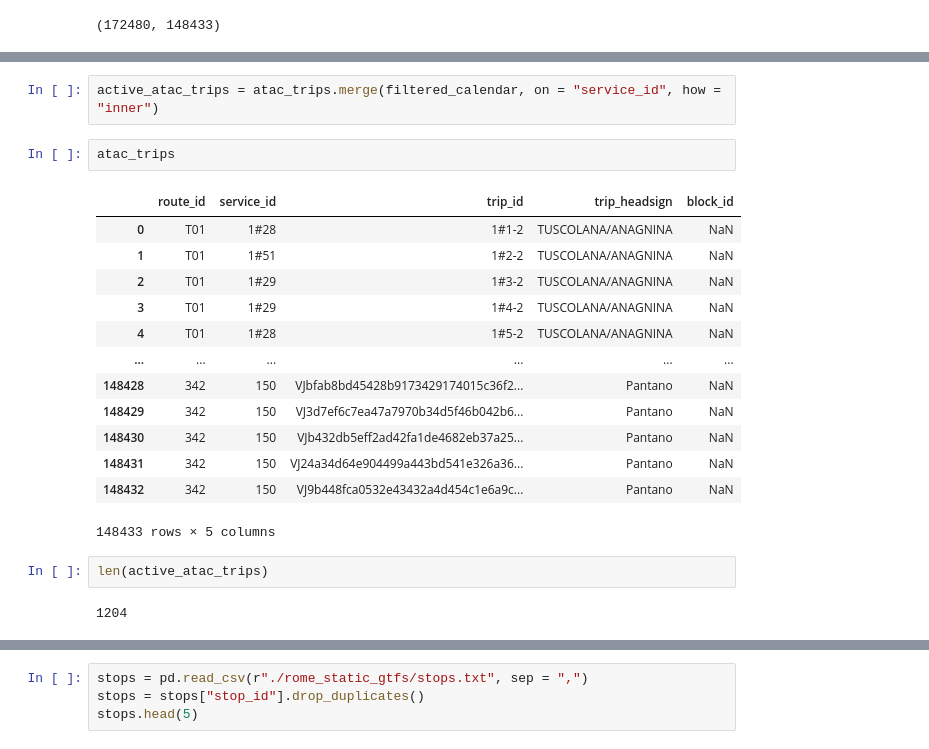
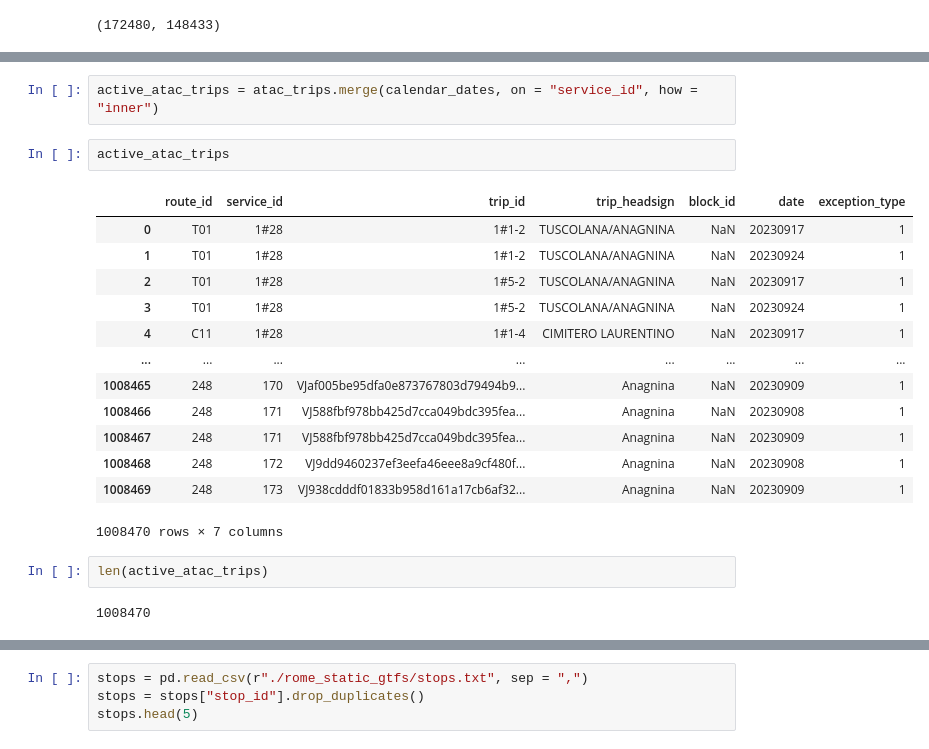
Before and after one commit to fede0603/atacsuicidesquad, a Jupyter notebook: vizualization.ipynb, the cells around one changed output, grey strips where cells are left out. Cells and saved outputs as stored; diff of their text form.

```diff
--- a/vizualization.ipynb
+++ b/vizualization.ipynb
@@ -158,22 +172,22 @@ filtered_calendar = calendar.loc[
 # %%
-active_atac_trips = atac_trips.merge(filtered_calendar, on = "service_id", how = "inner")
+active_atac_trips = atac_trips.merge(calendar_dates, on = "service_id", how = "inner")
 # %%
-atac_trips
+active_atac_trips
 # %% [output]
-|  | route_id | service_id | trip_id | trip_headsign | block_id |
-| 0 | T01 | 1#28 | 1#1-2 | TUSCOLANA/ANAGNINA | NaN |
-| 1 | T01 | 1#51 | 1#2-2 | TUSCOLANA/ANAGNINA | NaN |
-| 2 | T01 | 1#29 | 1#3-2 | TUSCOLANA/ANAGNINA | NaN |
-| 3 | T01 | 1#29 | 1#4-2 | TUSCOLANA/ANAGNINA | NaN |
-| 4 | T01 | 1#28 | 1#5-2 | TUSCOLANA/ANAGNINA | NaN |
-| ... | ... | ... | ... | ... | ... |
-| 148428 | 342 | 150 | VJbfab8bd45428b9173429174015c36f2... | Pantano | NaN |
-| 148429 | 342 | 150 | VJ3d7ef6c7ea47a7970b34d5f46b042b6... | Pantano | NaN |
-| 148430 | 342 | 150 | VJb432db5eff2ad42fa1de4682eb37a25... | Pantano | NaN |
-| 148431 | 342 | 150 | VJ24a34d64e904499a443bd541e326a36... | Pantano | NaN |
-| 148432 | 342 | 150 | VJ9b448fca0532e43432a4d454c1e6a9c... | Pantano | NaN |
+|  | route_id | service_id | trip_id | trip_headsign | block_id | date | exception_type |
+| 0 | T01 | 1#28 | 1#1-2 | TUSCOLANA/ANAGNINA | NaN | 20230917 | 1 |
+| 1 | T01 | 1#28 | 1#1-2 | TUSCOLANA/ANAGNINA | NaN | 20230924 | 1 |
+| 2 | T01 | 1#28 | 1#5-2 | TUSCOLANA/ANAGNINA | NaN | 20230917 | 1 |
+| 3 | T01 | 1#28 | 1#5-2 | TUSCOLANA/ANAGNINA | NaN | 20230924 | 1 |
+| 4 | C11 | 1#28 | 1#1-4 | CIMITERO LAURENTINO | NaN | 20230917 | 1 |
+| ... | ... | ... | ... | ... | ... | ... | ... |
+| 1008465 | 248 | 170 | VJaf005be95dfa0e873767803d79494b9... | Anagnina | NaN | 20230909 | 1 |
+| 1008466 | 248 | 171 | VJ588fbf978bb425d7cca049bdc395fea... | Anagnina | NaN | 20230908 | 1 |
+| 1008467 | 248 | 171 | VJ588fbf978bb425d7cca049bdc395fea... | Anagnina | NaN | 20230909 | 1 |
+| 1008468 | 248 | 172 | VJ9dd9460237ef3eefa46eee8a9cf480f... | Anagnina | NaN | 20230908 | 1 |
+| 1008469 | 248 | 173 | VJ938cdddf01833b958d161a17cb6af32... | Anagnina | NaN | 20230909 | 1 |
-148433 rows × 5 columns
+1008470 rows × 7 columns
 # %%
 len(active_atac_trips)
 # %% [output]
-1204
+1008470
```
Also changed, not shown: parts of 16 cells of this notebook, 1 other file.
